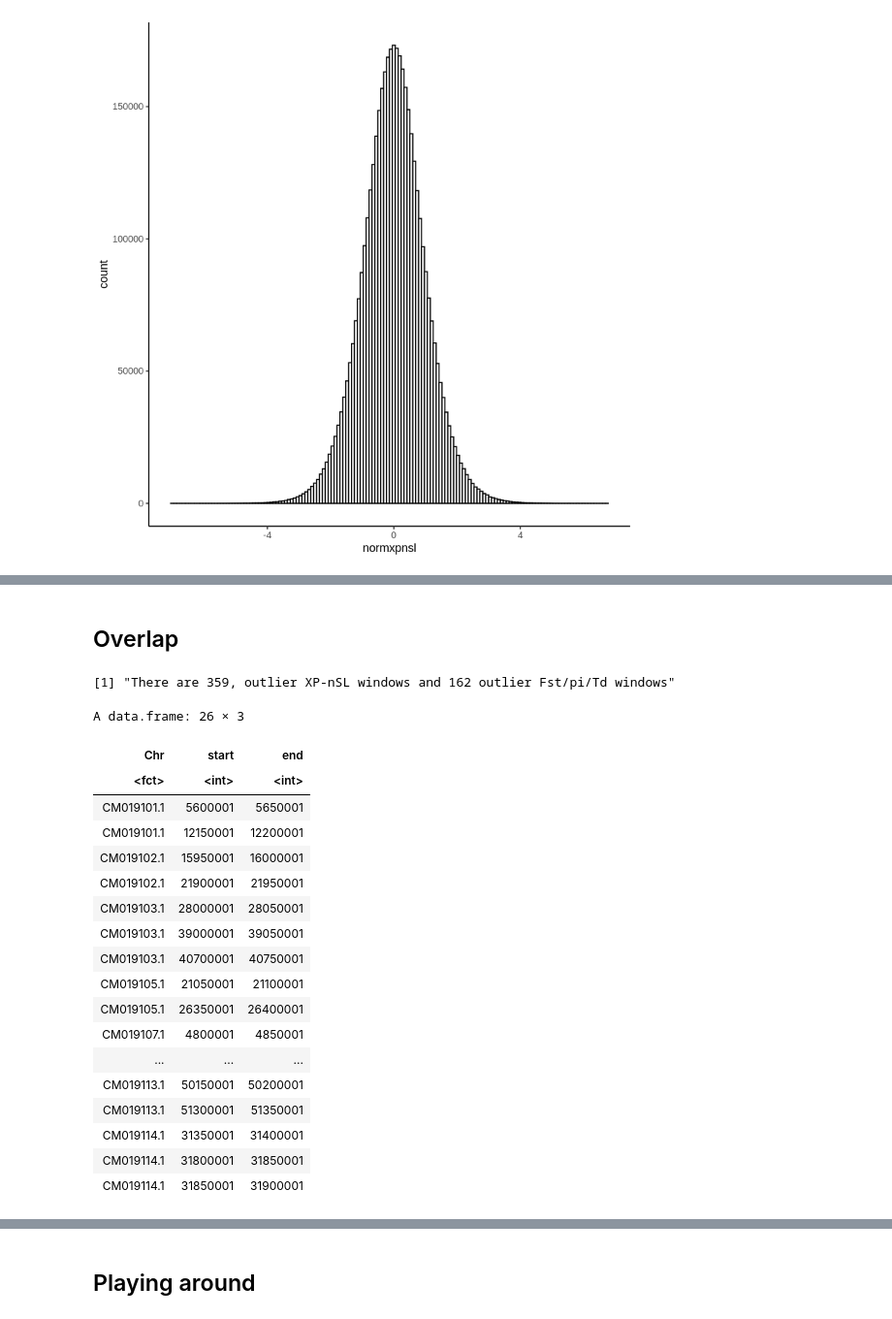
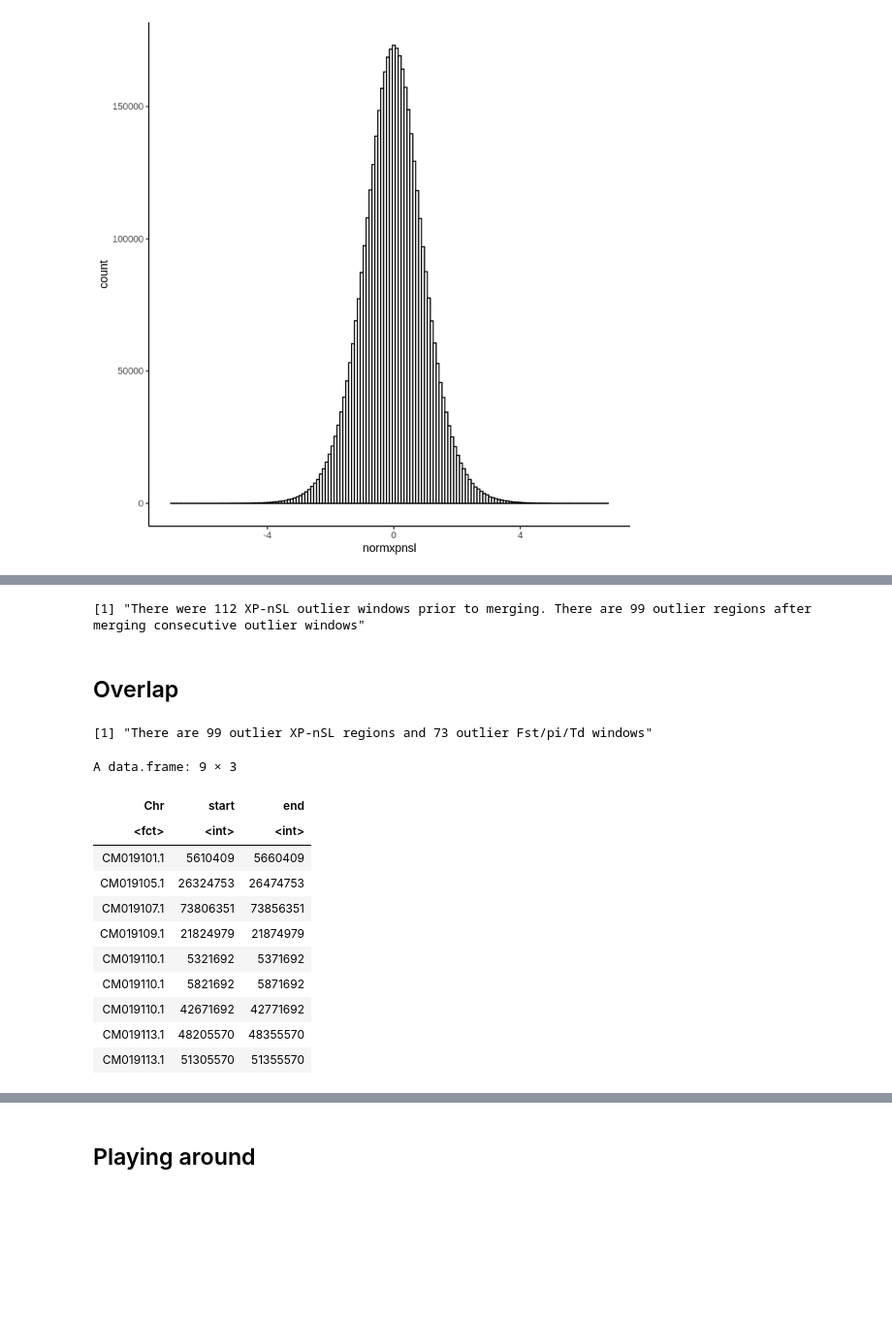
Before and after one commit to James-S-Santangelo/toronto_gwsd, a Jupyter notebook: notebooks/outlier_test.r.ipynb, the cells around one changed output, grey strips where cells are left out. Shown at 97% size. Drawn from its saved outputs; the diff is of its cells as text; code cells hidden in the pictures; blank space fills up the shorter version.

```diff
--- a/notebooks/outlier_test.r.ipynb
+++ b/notebooks/outlier_test.r.ipynb
@@ -326,0 +306,7 @@ allStats_windowed_filt_mod %>% filter(all_outlier == 1) %>% nrow() / allStats_wi
+# %%
+allStats_windowed_filt_urbanSel_withRanks <- allStats_windowed_filt %>%
+    filter(all_outlier == 1 & direction == 'Urban sel') %>%
+    arrange(desc(fst)) %>%
+    mutate(fst_rank = 1:n()) %>%
+    dplyr::select(-chrom_pos) %>%
+    arrange(Chr, WinCenter)
@@ -388,0 +341,7 @@ df_raw_scores_mod %>%
+# %%
+window_size = 50000
+step = 50000
+thresh = 2
+xpnsl_windows <- xpnsl_raw_df %>%
+    group_split(Chr) %>%
+    purrr::map_dfr(., calculate_windowed_stats, window_size = window_size, step = step, thresh = thresh)
@@ -508,10 +521,25 @@ Warning message:
+# %%
+# Merge adjacent windows with exhibiting signatures of urban selection
+xpnsl_urbanSel_windows_sorted <- xpnsl_urbanSel_windows %>%
+    dplyr::select(Chr, start, end, everything()) %>%
+    arrange(Chr, start)
+
+xpnsl_urbanSel_windows_merged  <- bt.merge(i = xpnsl_urbanSel_windows_sorted, c = '6,7,12', o = 'mean,max,mean')
+names(xpnsl_urbanSel_windows_merged) <- c('Chr', 'start', 'end', 'mean_xpnsl', 'max_xpnsl', 'mean_gt_frac')
+xpnsl_urbanSel_windows_merged <- xpnsl_urbanSel_windows_merged %>%
+    mutate(winSize = end - start)
+
+print(sprintf('There were %s XP-nSL outlier windows prior to merging. There are %s outlier regions after merging consecutive outlier windows',
+              nrow(xpnsl_urbanSel_windows_sorted), nrow(xpnsl_urbanSel_windows_merged)))
+# %% [output]
+[1] "There were 112 XP-nSL outlier windows prior to merging. There are 99 outlier regions after merging consecutive outlier windows"
 # %% [markdown]
 ## Overlap
 # %%
-xpnsl_sel_windows <- xpnsl_win_df_selscan_mod %>% filter(gt_thresh == 1 | lt_thresh == 1) %>%
+xpnsl_sel_windows_pos <- xpnsl_urbanSel_windows_merged %>%
     dplyr::select(Chr, start, end,)
-fst_sel_windows <- allStats_windowed_filt_mod %>% filter(all_outlier == 1) %>%
+fst_sel_windows_pos <- allStats_windowed_filt_urbanSel_withRanks %>%
     dplyr::select(Chr, start, end)
-print(sprintf("There are %s, outlier XP-nSL windows and %s outlier Fst/pi/Td windows", nrow(xpnsl_sel_windows), nrow(fst_sel_windows)))
+print(sprintf("There are %s outlier XP-nSL regions and %s outlier Fst/pi/Td windows", nrow(xpnsl_sel_windows_pos), nrow(fst_sel_windows_pos)))
 # %% [output]
-[1] "There are 359, outlier XP-nSL windows and 162 outlier Fst/pi/Td windows"
+[1] "There are 99 outlier XP-nSL regions and 73 outlier Fst/pi/Td windows"
@@ -524,27 +546,19 @@ names(overlappingWindows_fst) <- c('Chr', 'start', 'end')
 # %%
-# Get XP-nSK windows that overlap with Fst windows
-# Distinct required since some windows have multipel Fst windows within them and I don't want duplicates
-overlappingWindows_xpnsl <- bt.intersect(xpnsl_sel_windows, fst_sel_windows, wa = T, f = 0.01) %>%
-    distinct()
-names(overlappingWindows_xpnsl) <- c('Chr', 'start', 'end')
-overlappingWindows_xpnsl
+# Get concatenated XP-nSL regions that overlap with concatenated Fst regions
+# Positions in terms of XP-nSL windows.
+overlappingWindows_xpnsl_pos <- bt.intersect(xpnsl_sel_windows_pos, fst_sel_windows_pos, wa = T) %>% distinct()
+names(overlappingWindows_xpnsl_pos) <- c('Chr', 'start', 'end')
+overlappingWindows_xpnsl_pos
 # %% [output]
-A data.frame: 26 × 3
+A data.frame: 9 × 3
 | Chr | start | end |
 | <fct> | <int> | <int> |
-| CM019101.1 | 5600001 | 5650001 |
-| CM019101.1 | 12150001 | 12200001 |
-| CM019102.1 | 15950001 | 16000001 |
-| CM019102.1 | 21900001 | 21950001 |
-| CM019103.1 | 28000001 | 28050001 |
-| CM019103.1 | 39000001 | 39050001 |
-| CM019103.1 | 40700001 | 40750001 |
-| CM019105.1 | 21050001 | 21100001 |
-| CM019105.1 | 26350001 | 26400001 |
-| CM019107.1 | 4800001 | 4850001 |
-| ... | ... | ... |
-| CM019113.1 | 50150001 | 50200001 |
-| CM019113.1 | 51300001 | 51350001 |
-| CM019114.1 | 31350001 | 31400001 |
-| CM019114.1 | 31800001 | 31850001 |
-| CM019114.1 | 31850001 | 31900001 |
+| CM019101.1 | 5610409 | 5660409 |
+| CM019105.1 | 26324753 | 26474753 |
+| CM019107.1 | 73806351 | 73856351 |
+| CM019109.1 | 21824979 | 21874979 |
+| CM019110.1 | 5321692 | 5371692 |
+| CM019110.1 | 5821692 | 5871692 |
+| CM019110.1 | 42671692 | 42771692 |
+| CM019113.1 | 48205570 | 48355570 |
+| CM019113.1 | 51305570 | 51355570 |
```
Also changed, not shown: parts of 48 cells of this notebook, 1 other file.
